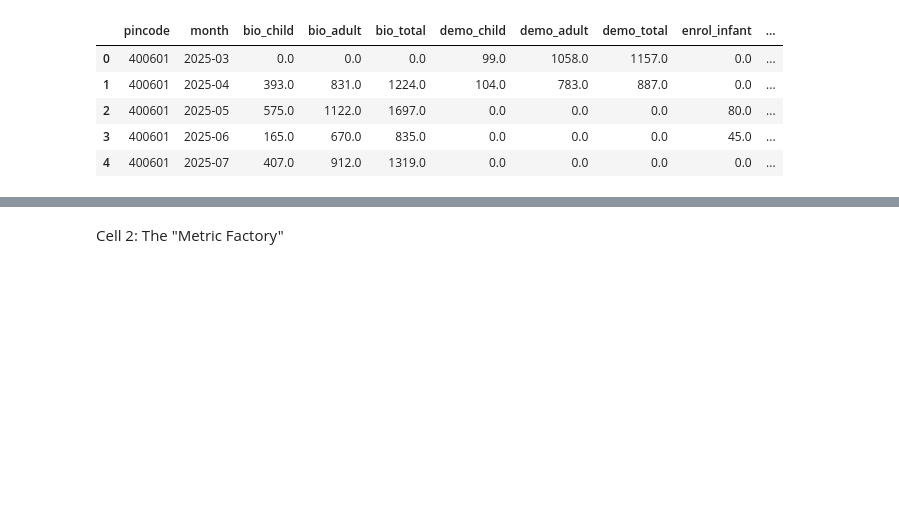
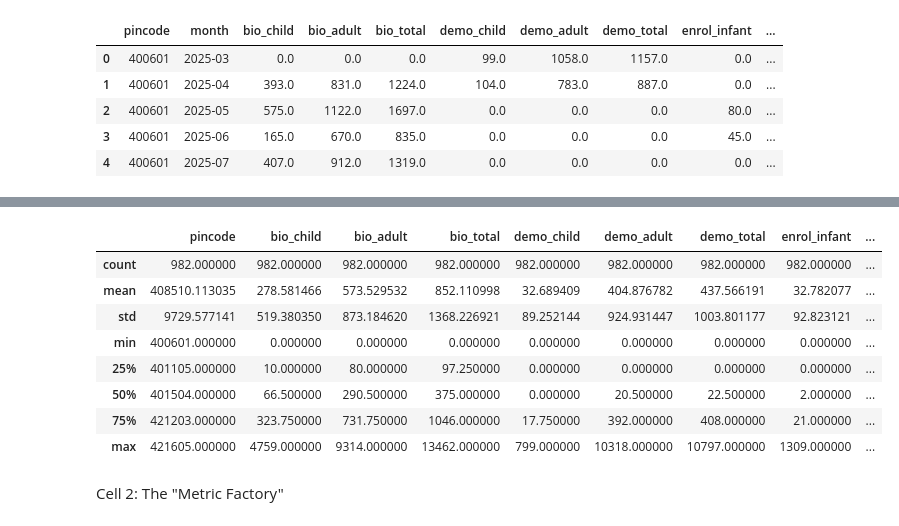
Before and after one commit to nparth29/UIDAI-Hackathon, a Jupyter notebook: notebooks/Analysis_Report.ipynb, the cells around one changed output, grey strips where cells are left out. Drawn from its saved outputs; the diff is of its cells as text; code cells hidden in the pictures; blank space fills up the shorter version.

```diff
--- a/notebooks/Analysis_Report.ipynb
+++ b/notebooks/Analysis_Report.ipynb
@@ -37,3 +55,15 @@ Rows: 982, Columns: 12
+# %%
+df.describe()
+# %% [output]
+|  | pincode | bio_child | bio_adult | bio_total | demo_child | demo_adult | demo_total | enrol_infant | ... |
+| count | 982.000000 | 982.000000 | 982.000000 | 982.000000 | 982.000000 | 982.000000 | 982.000000 | 982.000000 | ... |
+| mean | 408510.113035 | 278.581466 | 573.529532 | 852.110998 | 32.689409 | 404.876782 | 437.566191 | 32.782077 | ... |
+| std | 9729.577141 | 519.380350 | 873.184620 | 1368.226921 | 89.252144 | 924.931447 | 1003.801177 | 92.823121 | ... |
+| min | 400601.000000 | 0.000000 | 0.000000 | 0.000000 | 0.000000 | 0.000000 | 0.000000 | 0.000000 | ... |
+| 25% | 401105.000000 | 10.000000 | 80.000000 | 97.250000 | 0.000000 | 0.000000 | 0.000000 | 0.000000 | ... |
+| 50% | 401504.000000 | 66.500000 | 290.500000 | 375.000000 | 0.000000 | 20.500000 | 22.500000 | 2.000000 | ... |
+| 75% | 421203.000000 | 323.750000 | 731.750000 | 1046.000000 | 17.750000 | 392.000000 | 408.000000 | 21.000000 | ... |
+| max | 421605.000000 | 4759.000000 | 9314.000000 | 13462.000000 | 799.000000 | 10318.000000 | 10797.000000 | 1309.000000 | ... |
 # %% [markdown]
 Cell 2: The "Metric Factory"
 # %%
```
Also changed, not shown: parts of 4 cells of this notebook.
